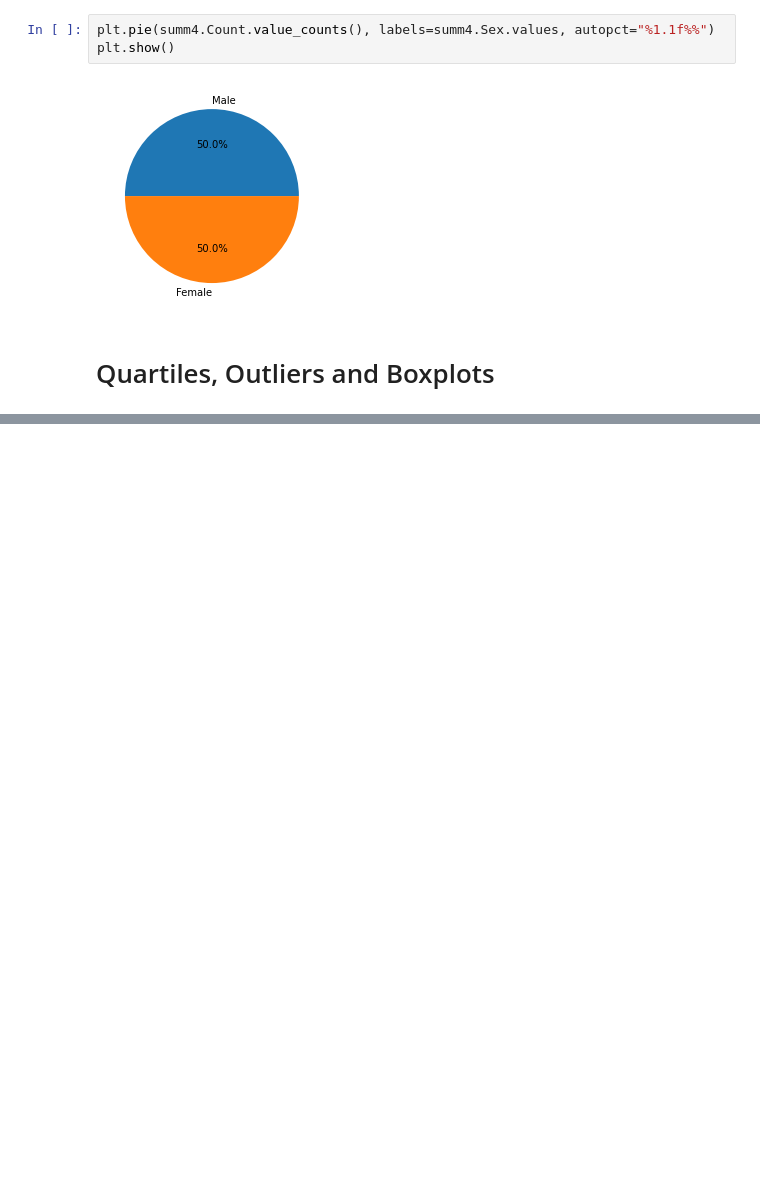
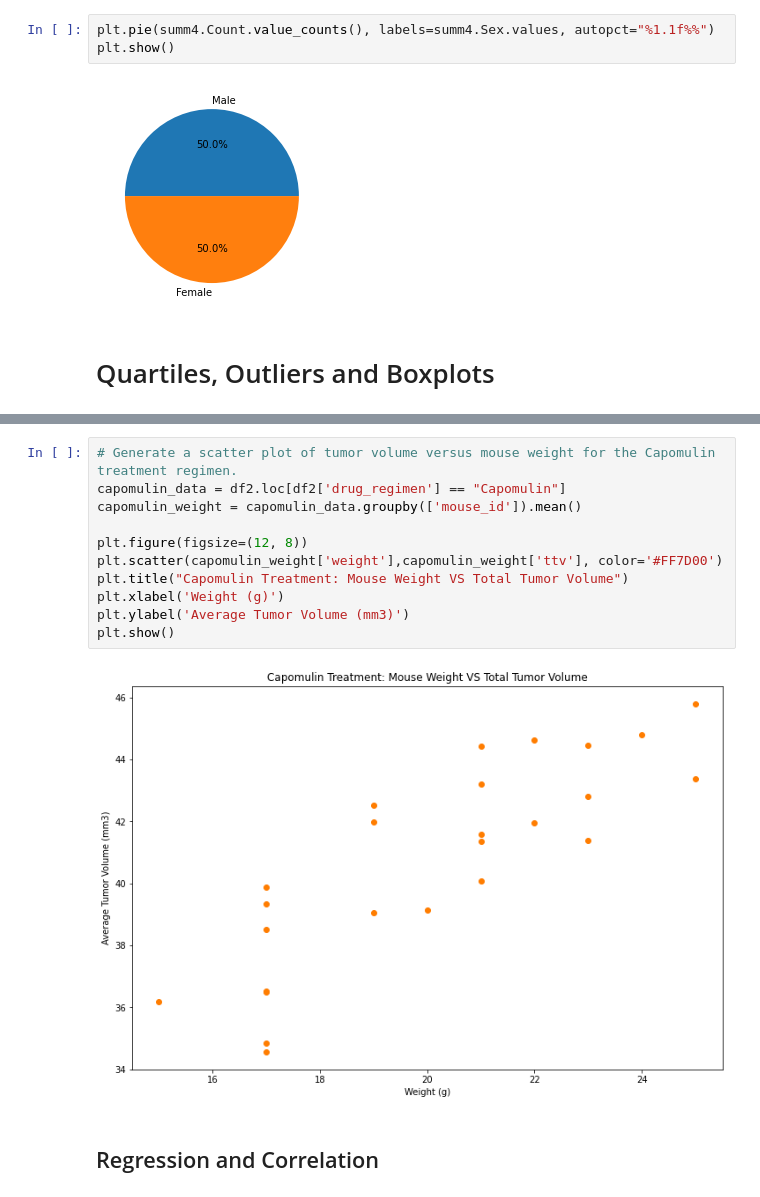
Before and after one commit to boojaado/Matplotlib_hw, a Jupyter notebook: pymaceuticals/pymaceuticals_jkeme.ipynb, the cells around one changed output, grey strips where cells are left out. Drawn from its saved outputs; the diff is of its cells as text; blank space fills up the shorter version.

```diff
--- a/pymaceuticals/pymaceuticals_jkeme.ipynb
+++ b/pymaceuticals/pymaceuticals_jkeme.ipynb
@@ -504,0 +659,15 @@ merged_data = max_tumor.merge(clean_study_data_complete,on=['Mouse ID','Timepoin
+# %%
+# Generate a scatter plot of tumor volume versus mouse weight for the Capomulin treatment regimen.
+capomulin_data = df2.loc[df2['drug_regimen'] == "Capomulin"]
+capomulin_weight = capomulin_data.groupby(['mouse_id']).mean()
+
+plt.figure(figsize=(12, 8))
+plt.scatter(capomulin_weight['weight'],capomulin_weight['ttv'], color='#FF7D00')
+plt.title("Capomulin Treatment: Mouse Weight VS Total Tumor Volume")
+plt.xlabel('Weight (g)')
+plt.ylabel('Average Tumor Volume (mm3)')
+plt.show()
+# %% [output]
+[figure, added]
+# %% [markdown]
+## Regression and Correlation
```
Also changed, not shown: parts of 15 cells of this notebook.
